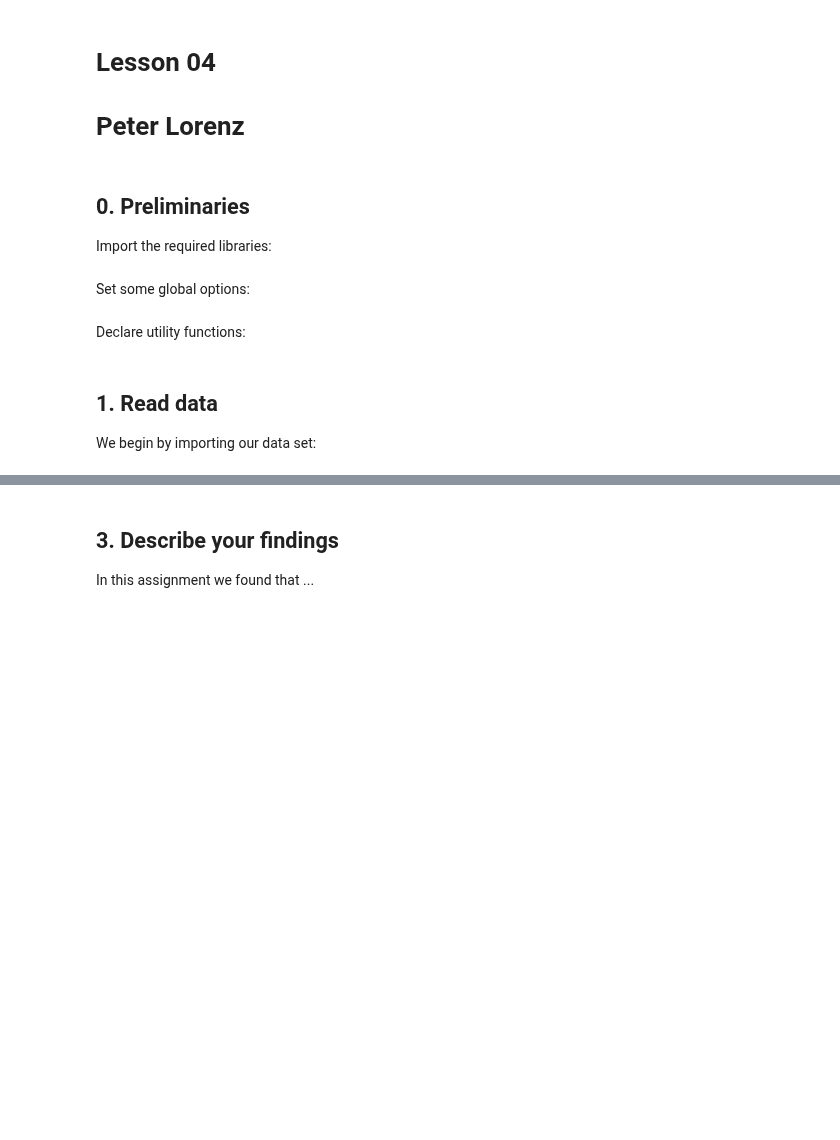
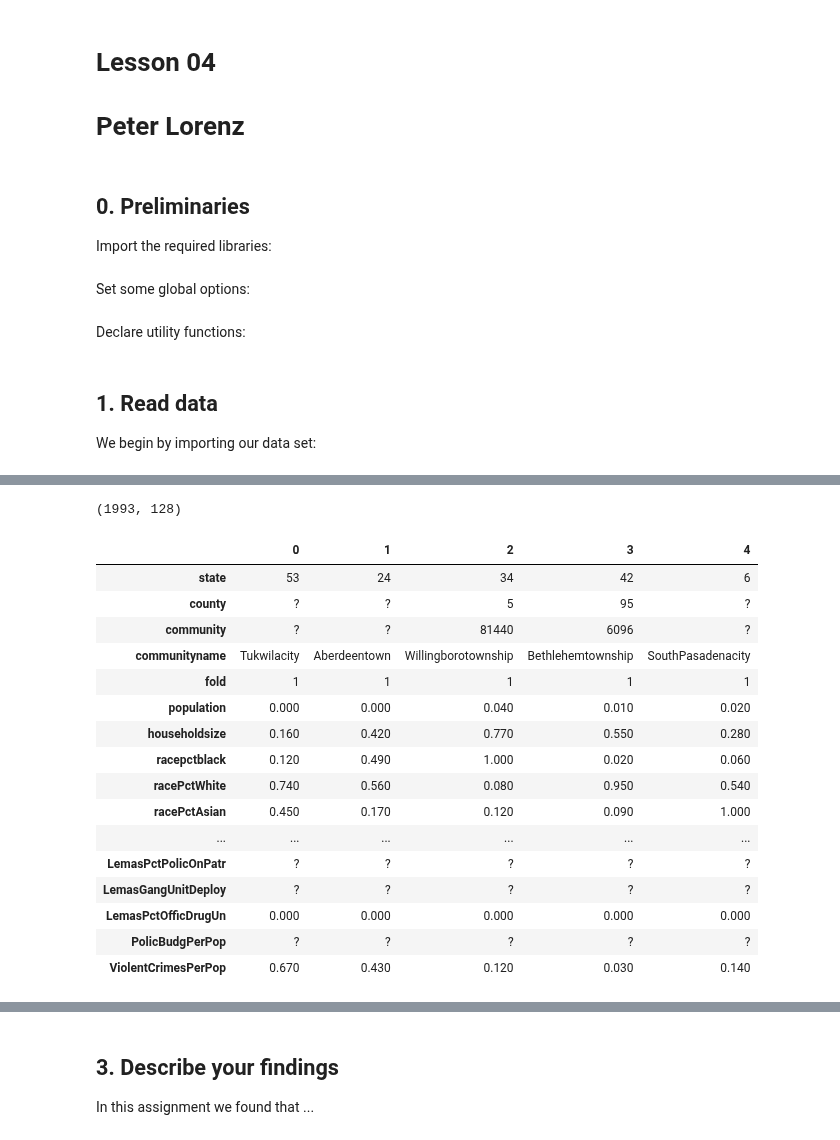
Before and after one commit to pelorenz/data-science-420, a Jupyter notebook: L04-PeterLorenz.ipynb, the cells around one changed output, grey strips where cells are left out. Cells and saved outputs as stored; diff of their text form; code cells hidden in the pictures; blank space fills up the shorter version.

```diff
--- a/L04-PeterLorenz.ipynb
+++ b/L04-PeterLorenz.ipynb
@@ -48,0 +30,64 @@ crime_data.head()
+# %%
+# Internet location of the data set
+url = 'http://archive.ics.uci.edu/ml/machine-learning-databases/communities/communities.data'
+
+# Download the data into a dataframe object
+crime_data = pd.read_csv(url)
+
+# Add columns
+crime_data.columns = ['state', 'county', 'community', 'communityname', 'fold', 'population',
+                      'householdsize', 'racepctblack', 'racePctWhite', 'racePctAsian', 'racePctHisp',
+                      'agePct12t21', 'agePct12t29', 'agePct16t24', 'agePct65up', 'numbUrban',
+                      'pctUrban', 'medIncome', 'pctWWage', 'pctWFarmSelf', 'pctWInvInc',
+                      'pctWSocSec', 'pctWPubAsst', 'pctWRetire', 'medFamInc', 'perCapInc',
+                      'whitePerCap', 'blackPerCap', 'indianPerCap', 'AsianPerCap', 'OtherPerCap',
+                      'HispPerCap', 'NumUnderPov', 'PctPopUnderPov', 'PctLess9thGrade',
+                      'PctNotHSGrad', 'PctBSorMore', 'PctUnemployed', 'PctEmploy', 'PctEmplManu',
+                      'PctEmplProfServ', 'PctOccupManu', 'PctOccupMgmtProf', 'MalePctDivorce',
+                      'MalePctNevMarr', 'FemalePctDiv', 'TotalPctDiv', 'PersPerFam', 'PctFam2Par',
+                      'PctKids2Par', 'PctYoungKids2Par', 'PctTeen2Par', 'PctWorkMomYoungKids',
+                      'PctWorkMom', 'NumIlleg', 'PctIlleg', 'NumImmig', 'PctImmigRecent',
+                      'PctImmigRec5', 'PctImmigRec8', 'PctImmigRec10', 'PctRecentImmig',
+                      'PctRecImmig5', 'PctRecImmig8', 'PctRecImmig10', 'PctSpeakEnglOnly',
+                      'PctNotSpeakEnglWell', 'PctLargHouseFam', 'PctLargHouseOccup',
+                      'PersPerOccupHous', 'PersPerOwnOccHous', 'PersPerRentOccHous',
+                      'PctPersOwnOccup', 'PctPersDenseHous', 'PctHousLess3BR', 'MedNumBR',
+                      'HousVacant', 'PctHousOccup', 'PctHousOwnOcc', 'PctVacantBoarded',
+                      'PctVacMore6Mos', 'MedYrHousBuilt', 'PctHousNoPhone', 'PctWOFullPlumb',
+                      'OwnOccLowQuart', 'OwnOccMedVal', 'OwnOccHiQuart', 'RentLowQ', 'RentMedian',
+                      'RentHighQ', 'MedRent', 'MedRentPctHousInc', 'MedOwnCostPctInc',
+                      'MedOwnCostPctIncNoMtg', 'NumInShelters', 'NumStreet', 'PctForeignBorn',
+                      'PctBornSameState', 'PctSameHouse85', 'PctSameCity85', 'PctSameState85',
+                      'LemasSwornFT', 'LemasSwFTPerPop', 'LemasSwFTFieldOps', 'LemasSwFTFieldPerPop',
+                      'LemasTotalReq', 'LemasTotReqPerPop', 'PolicReqPerOffic', 'PolicPerPop',
+                      'RacialMatchCommPol', 'PctPolicWhite', 'PctPolicBlack', 'PctPolicHisp',
+                      'PctPolicAsian', 'PctPolicMinor', 'OfficAssgnDrugUnits', 'NumKindsDrugsSeiz',
+                      'PolicAveOTWorked', 'LandArea', 'PopDens', 'PctUsePubTrans', 'PolicCars',
+                      'PolicOperBudg', 'LemasPctPolicOnPatr', 'LemasGangUnitDeploy',
+                      'LemasPctOfficDrugUn', 'PolicBudgPerPop', 'ViolentCrimesPerPop']
+
+# Display shape
+crime_data.shape
+
+# Display initial rows, all columns vertically
+with pd.option_context('display.max_rows', None, 'display.max_columns', 128):
+    crime_data.head().T
+# %% [output]
+(1993, 128)
+|  | 0 | 1 | 2 | 3 | 4 |
+| state | 53 | 24 | 34 | 42 | 6 |
+| county | ? | ? | 5 | 95 | ? |
+| community | ? | ? | 81440 | 6096 | ? |
+| communityname | Tukwilacity | Aberdeentown | Willingborotownship | Bethlehemtownship | SouthPasadenacity |
+| fold | 1 | 1 | 1 | 1 | 1 |
+| population | 0.000 | 0.000 | 0.040 | 0.010 | 0.020 |
+| householdsize | 0.160 | 0.420 | 0.770 | 0.550 | 0.280 |
+| racepctblack | 0.120 | 0.490 | 1.000 | 0.020 | 0.060 |
+| racePctWhite | 0.740 | 0.560 | 0.080 | 0.950 | 0.540 |
+| racePctAsian | 0.450 | 0.170 | 0.120 | 0.090 | 1.000 |
+| ... | ... | ... | ... | ... | ... |
+| LemasPctPolicOnPatr | ? | ? | ? | ? | ? |
+| LemasGangUnitDeploy | ? | ? | ? | ? | ? |
+| LemasPctOfficDrugUn | 0.000 | 0.000 | 0.000 | 0.000 | 0.000 |
+| PolicBudgPerPop | ? | ? | ? | ? | ? |
+| ViolentCrimesPerPop | 0.670 | 0.430 | 0.120 | 0.030 | 0.140 |
```
Also changed, not shown: parts of 10 cells of this notebook.
